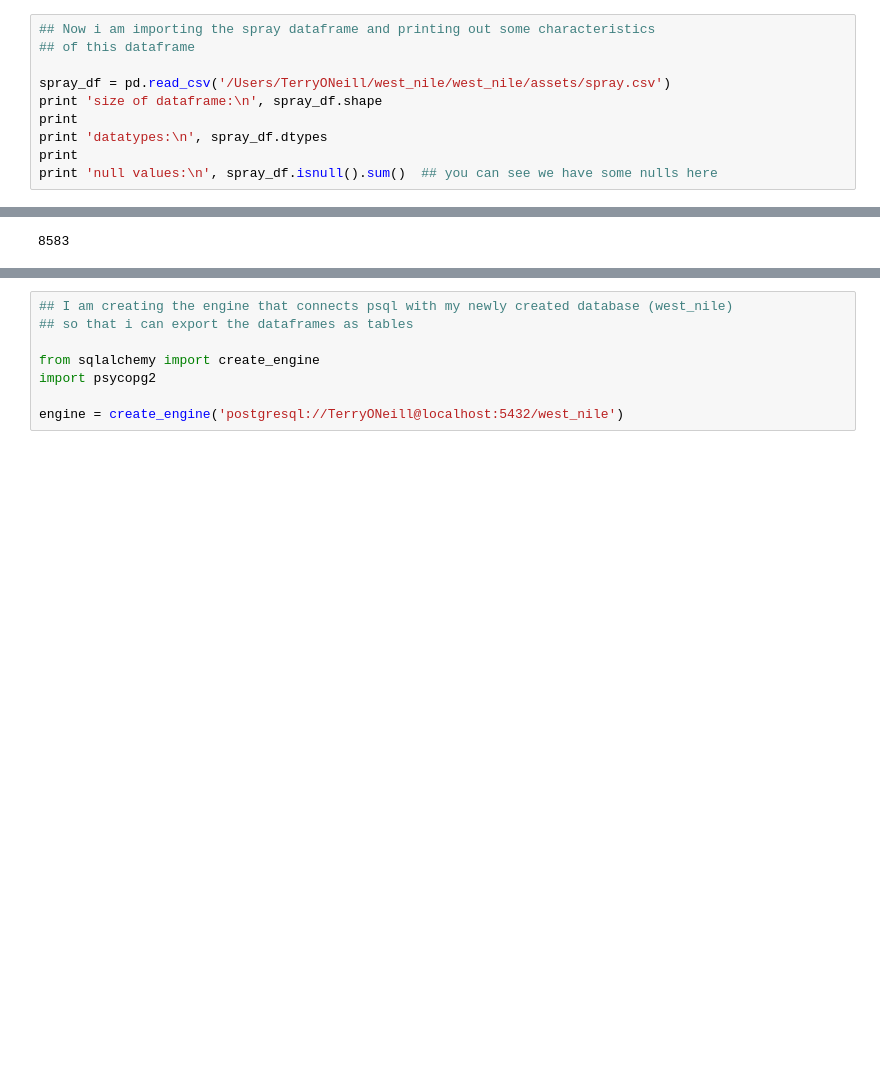
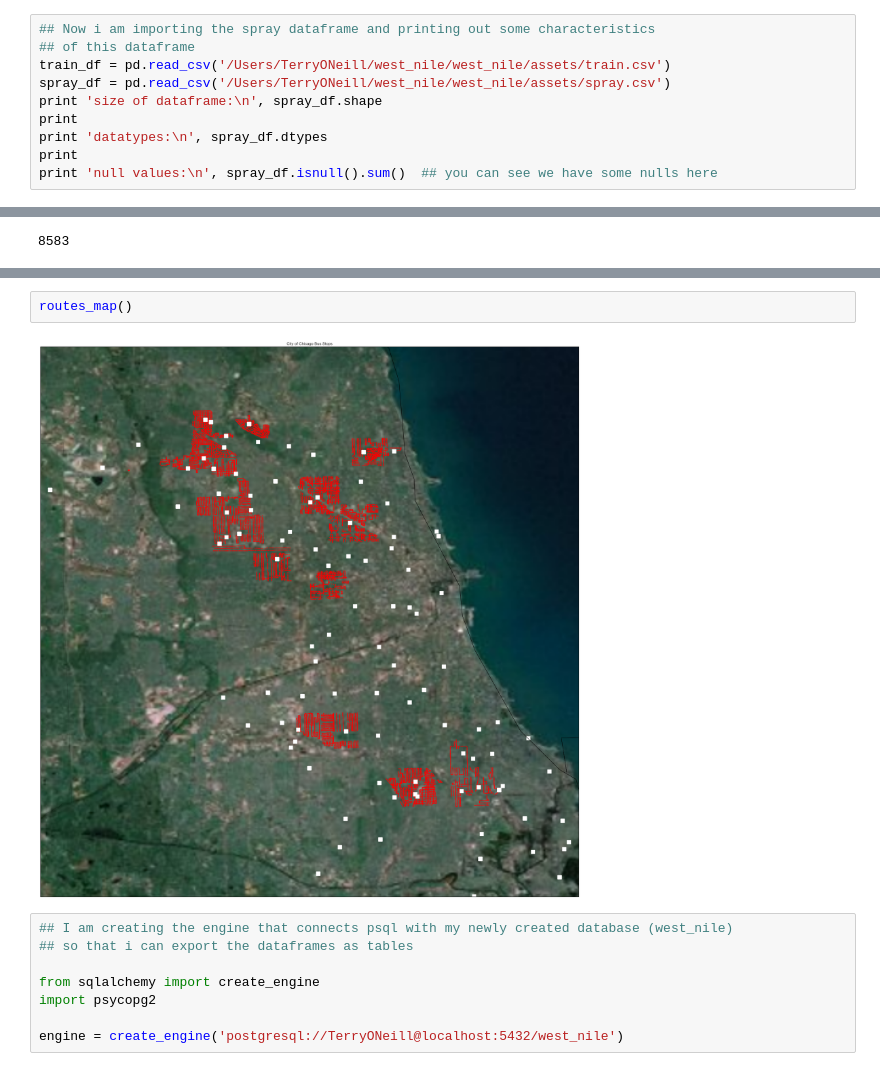
Before and after one commit to cl65610/west_nile, a Jupyter notebook: research/eda_work_spray.ipynb, the cells around one changed output, grey strips where cells are left out. Saved outputs shown, nothing was run; the diff lists cells and outputs as text; blank space fills up the shorter version.

```diff
--- a/research/eda_work_spray.ipynb
+++ b/research/eda_work_spray.ipynb
@@ -9,7 +9,7 @@ import seaborn as sns
 # %%
 ## Now i am importing the spray dataframe and printing out some characteristics
 ## of this dataframe
-
+train_df = pd.read_csv('/Users/TerryONeill/west_nile/west_nile/assets/train.csv')
 spray_df = pd.read_csv('/Users/TerryONeill/west_nile/west_nile/assets/spray.csv')
 print 'size of dataframe:\n', spray_df.shape
 print
@@ -59,3 +141,7 @@ spray_df.Time.nunique()
+# %%
+routes_map()
+# %% [output]
+[figure, added]
 # %%
 ## I am creating the engine that connects psql with my newly created database (west_nile)
 ## so that i can export the dataframes as tables
```
Also changed, not shown: parts of 2 cells of this notebook, 2 other files.
